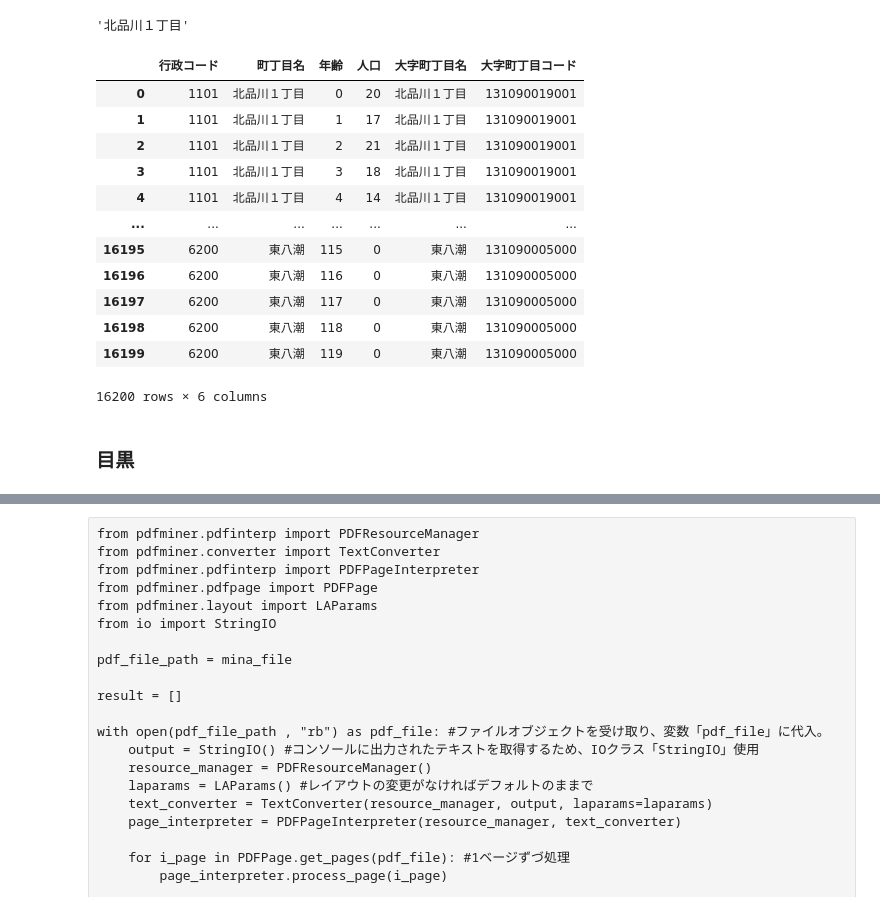
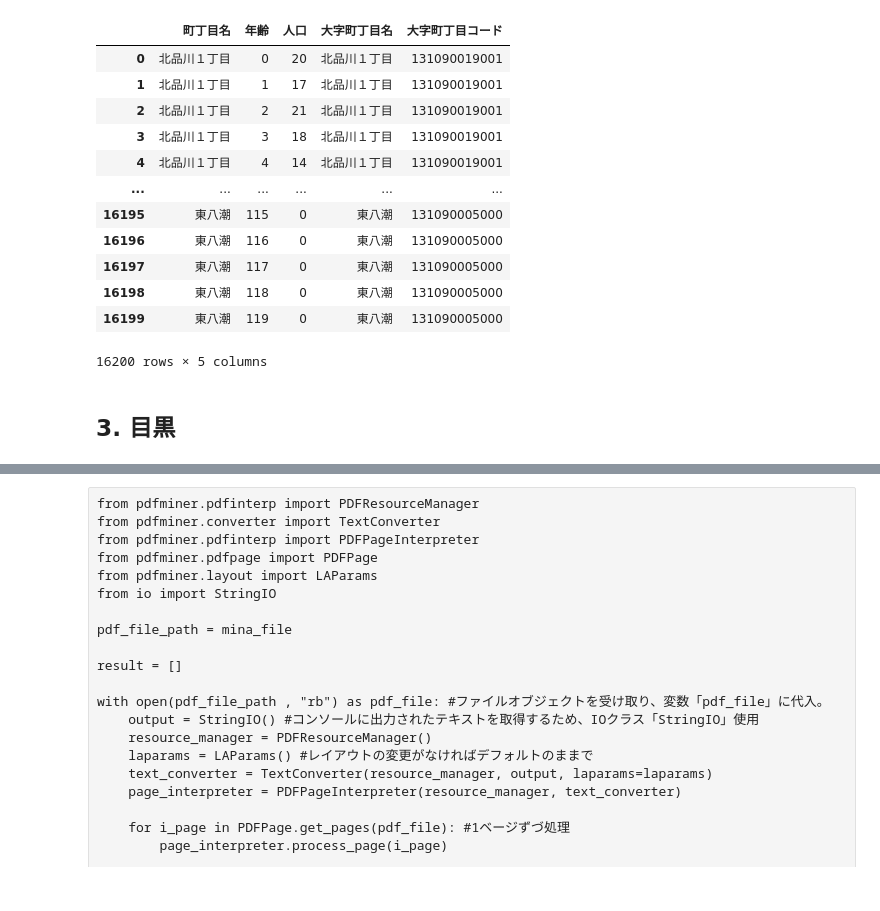
Before and after one commit to MasaoMori/Tokyo_Ward_Assembly_Election, a Jupyter notebook: jupyter/Population_age.ipynb, the cells around one changed output, grey strips where cells are left out. Saved outputs shown, nothing was run; the diff lists cells and outputs as text; code cells hidden in the pictures.

```diff
--- a/jupyter/Population_age.ipynb
+++ b/jupyter/Population_age.ipynb
@@ -125,20 +78,16 @@ c_code[c_code['大字町丁目名'].str.contains('品川')]
-# %%
-shina_finedata.loc[4,'町丁目名']
-# %% [output]
-'北品川１丁目'
-# %%
-pd.merge(shina_finedata, c_code, left_on='町丁目名', right_on='大字町丁目名', how='left')
-# %% [output]
-|  | 行政コード | 町丁目名 | 年齢 | 人口 | 大字町丁目名 | 大字町丁目コード |
-| 0 | 1101 | 北品川１丁目 | 0 | 20 | 北品川１丁目 | 131090019001 |
-| 1 | 1101 | 北品川１丁目 | 1 | 17 | 北品川１丁目 | 131090019001 |
-| 2 | 1101 | 北品川１丁目 | 2 | 21 | 北品川１丁目 | 131090019001 |
-| 3 | 1101 | 北品川１丁目 | 3 | 18 | 北品川１丁目 | 131090019001 |
-| 4 | 1101 | 北品川１丁目 | 4 | 14 | 北品川１丁目 | 131090019001 |
-| ... | ... | ... | ... | ... | ... | ... |
-| 16195 | 6200 | 東八潮 | 115 | 0 | 東八潮 | 131090005000 |
-| 16196 | 6200 | 東八潮 | 116 | 0 | 東八潮 | 131090005000 |
-| 16197 | 6200 | 東八潮 | 117 | 0 | 東八潮 | 131090005000 |
-| 16198 | 6200 | 東八潮 | 118 | 0 | 東八潮 | 131090005000 |
-| 16199 | 6200 | 東八潮 | 119 | 0 | 東八潮 | 131090005000 |
-16200 rows × 6 columns
+# %%
+shina_finedata
+# %% [output]
+|  | 町丁目名 | 年齢 | 人口 | 大字町丁目名 | 大字町丁目コード |
+| 0 | 北品川１丁目 | 0 | 20 | 北品川１丁目 | 131090019001 |
+| 1 | 北品川１丁目 | 1 | 17 | 北品川１丁目 | 131090019001 |
+| 2 | 北品川１丁目 | 2 | 21 | 北品川１丁目 | 131090019001 |
+| 3 | 北品川１丁目 | 3 | 18 | 北品川１丁目 | 131090019001 |
+| 4 | 北品川１丁目 | 4 | 14 | 北品川１丁目 | 131090019001 |
+| ... | ... | ... | ... | ... | ... |
+| 16195 | 東八潮 | 115 | 0 | 東八潮 | 131090005000 |
+| 16196 | 東八潮 | 116 | 0 | 東八潮 | 131090005000 |
+| 16197 | 東八潮 | 117 | 0 | 東八潮 | 131090005000 |
+| 16198 | 東八潮 | 118 | 0 | 東八潮 | 131090005000 |
+| 16199 | 東八潮 | 119 | 0 | 東八潮 | 131090005000 |
+16200 rows × 5 columns
@@ -145,5 +96,5 @@ pd.merge(shina_finedata, c_code, left_on='町丁目名', right_on='大字町丁
 # %% [markdown]
-### 目黒
+## 3. 目黒
 # %%
 meg_file = prefix +'目黒区2022年12月_rev.xlsx'
 meg_data = pd.read_excel(meg_file)
```
Also changed, not shown: parts of 35 cells of this notebook, 3 other files.
